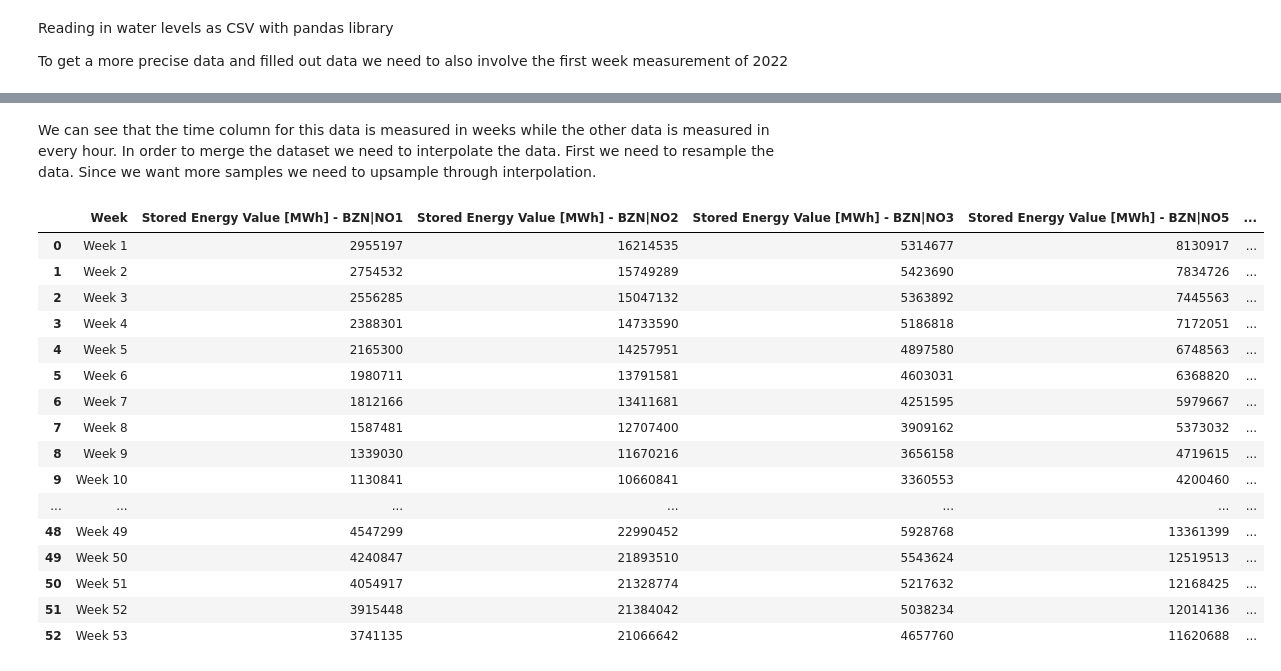
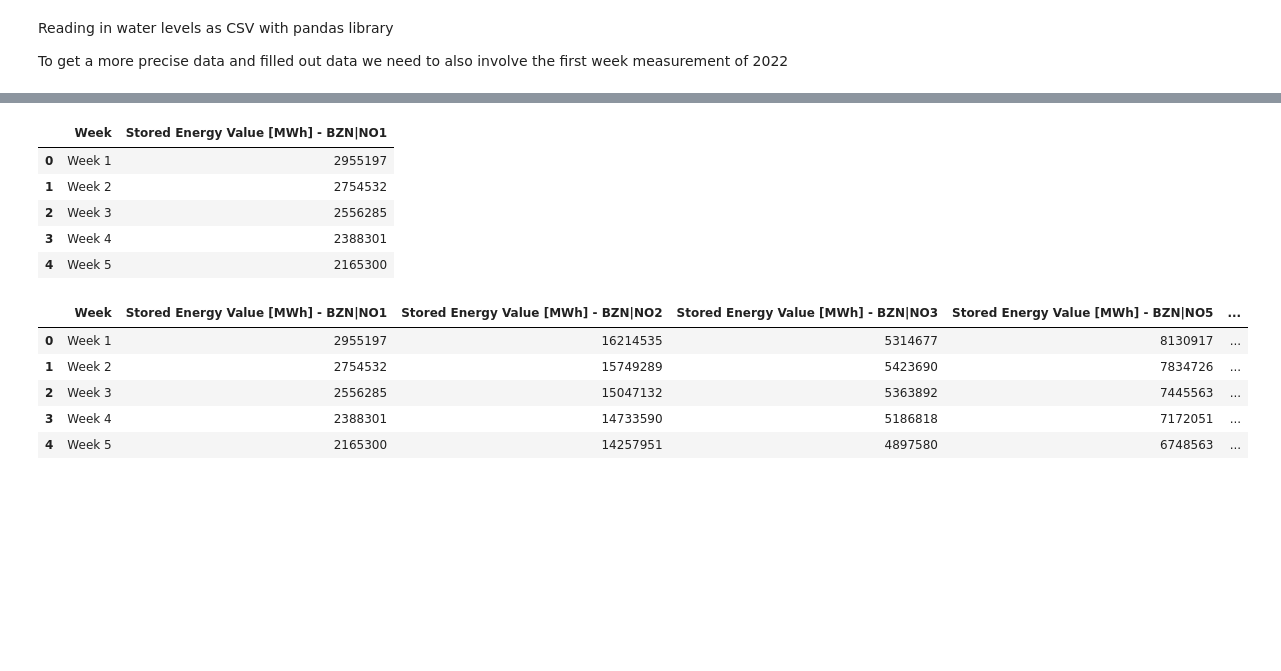
Before and after one commit to HIOF-Bachelor-Project-Group-7/Time-series-energy-price-prediction-bidding-zone-N01, a Jupyter notebook: code/Data aggregation of energy market bidding zone NO1.ipynb, the cells around one changed output, grey strips where cells are left out. Cells and saved outputs as stored; diff of their text form; code cells hidden in the pictures; blank space fills up the shorter version.

```diff
--- a/code/Data aggregation of energy market bidding zone NO1.ipynb
+++ b/code/Data aggregation of energy market bidding zone NO1.ipynb
@@ -430,27 +407,23 @@ water_level_NO1
-# %% [markdown]
-We can see that the time column for this data is measured in weeks while the other data is measured in every hour. In order to merge the dataset we need to interpolate the data. First we need to resample the data. Since we want more samples we need to upsample through interpolation.
+# %%
+water_level_NO1.head()
+# %% [output]
+|  | Week | Stored Energy Value [MWh] - BZN|NO1 |
+| 0 | Week 1 | 2955197 |
+| 1 | Week 2 | 2754532 |
+| 2 | Week 3 | 2556285 |
+| 3 | Week 4 | 2388301 |
+| 4 | Week 5 | 2165300 |
 # %%
 # Merging the import export datasets
 water_level_dataframes = [water_level_NO1, water_level_NO2, water_level_NO3, water_level_NO5, water_level_SE3]
 water_level_dataframes = reduce(lambda left, right: pd.merge(left,right, on=['Week']), water_level_dataframes)
 
 # printing out the 5 first rows of the resulting dataframe
-water_level_dataframes
+water_level_dataframes.head()
 # %% [output]
 |  | Week | Stored Energy Value [MWh] - BZN|NO1 | Stored Energy Value [MWh] - BZN|NO2 | Stored Energy Value [MWh] - BZN|NO3 | Stored Energy Value [MWh] - BZN|NO5 | ... |
 | 0 | Week 1 | 2955197 | 16214535 | 5314677 | 8130917 | ... |
 | 1 | Week 2 | 2754532 | 15749289 | 5423690 | 7834726 | ... |
 | 2 | Week 3 | 2556285 | 15047132 | 5363892 | 7445563 | ... |
 | 3 | Week 4 | 2388301 | 14733590 | 5186818 | 7172051 | ... |
 | 4 | Week 5 | 2165300 | 14257951 | 4897580 | 6748563 | ... |
-| 5 | Week 6 | 1980711 | 13791581 | 4603031 | 6368820 | ... |
-| 6 | Week 7 | 1812166 | 13411681 | 4251595 | 5979667 | ... |
-| 7 | Week 8 | 1587481 | 12707400 | 3909162 | 5373032 | ... |
-| 8 | Week 9 | 1339030 | 11670216 | 3656158 | 4719615 | ... |
-| 9 | Week 10 | 1130841 | 10660841 | 3360553 | 4200460 | ... |
-| ... | ... | ... | ... | ... | ... | ... |
-| 48 | Week 49 | 4547299 | 22990452 | 5928768 | 13361399 | ... |
-| 49 | Week 50 | 4240847 | 21893510 | 5543624 | 12519513 | ... |
-| 50 | Week 51 | 4054917 | 21328774 | 5217632 | 12168425 | ... |
-| 51 | Week 52 | 3915448 | 21384042 | 5038234 | 12014136 | ... |
-| 52 | Week 53 | 3741135 | 21066642 | 4657760 | 11620688 | ... |
```
Also changed, not shown: parts of 30 cells of this notebook.
